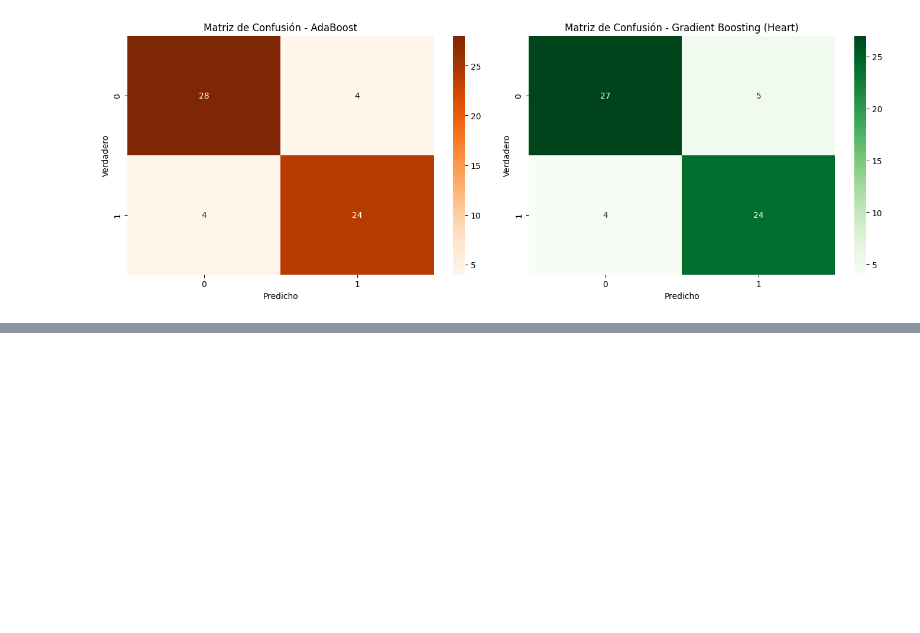
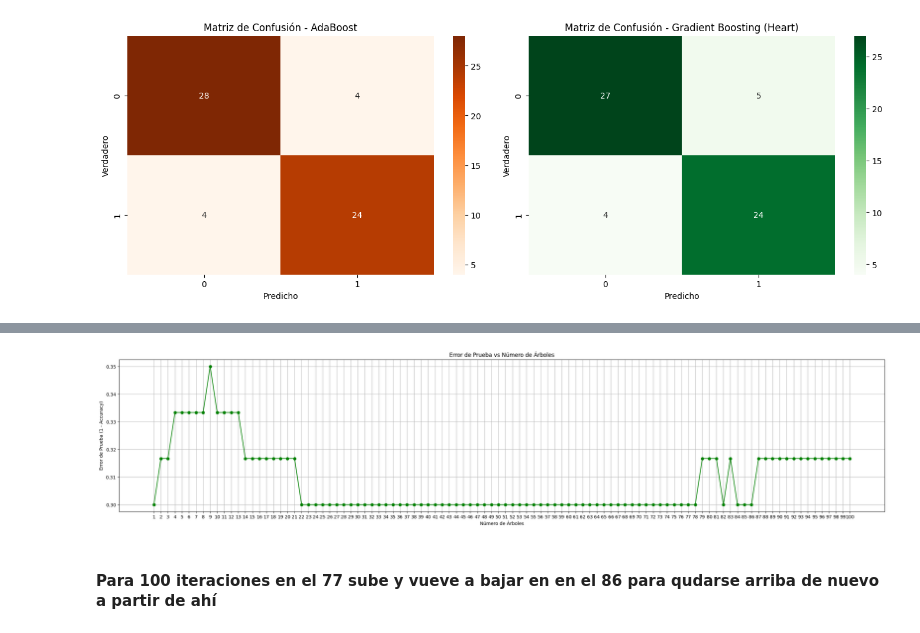
Before and after one commit to marcopadila/Aprendizaje1, a Jupyter notebook: clase06/notebook_06-carlos.ipynb, the cells around one changed output, grey strips where cells are left out. Drawn from its saved outputs; the diff is of its cells as text; code cells hidden in the pictures; blank space fills up the shorter version.

```diff
--- a/clase06/notebook_06-carlos.ipynb
+++ b/clase06/notebook_06-carlos.ipynb
@@ -720,0 +724,20 @@ weighted avg       0.87      0.87      0.87        60
+# %%
+## Para el grandientBoosting acceso al staged_predit de cada iteracion y grafico el error en funcion del numero de arboles
+# Obtener las predicciones en cada etapa
+staged_predictions = gb_model.staged_predict(X_test)
+# Calcular el error en cada etapa
+errors = [1 - accuracy_score(y_test, pred) for pred in staged_predictions]
+# Graficar el error en función del número de árboles
+plt.figure(figsize=(30, 6))
+plt.plot(range(1, len(errors) + 1), errors, marker='o', linestyle='-', color='green')
+plt.title('Error de Prueba vs Número de Árboles')
+plt.xlabel('Número de Árboles')
+plt.ylabel('Error de Prueba (1 - Accuracy)')
+plt.xticks(range(1, len(errors) + 1))
+plt.grid()
+plt.show()
+# --- Fin del Script ---
+# %% [output]
+[figure, added]
+# %% [markdown]
+#### Para 100 iteraciones en el 77 sube y vueve a bajar en en el 86 para qudarse arriba de nuevo a partir de ahí
```
Also changed, not shown: parts of 1 cell of this notebook.
